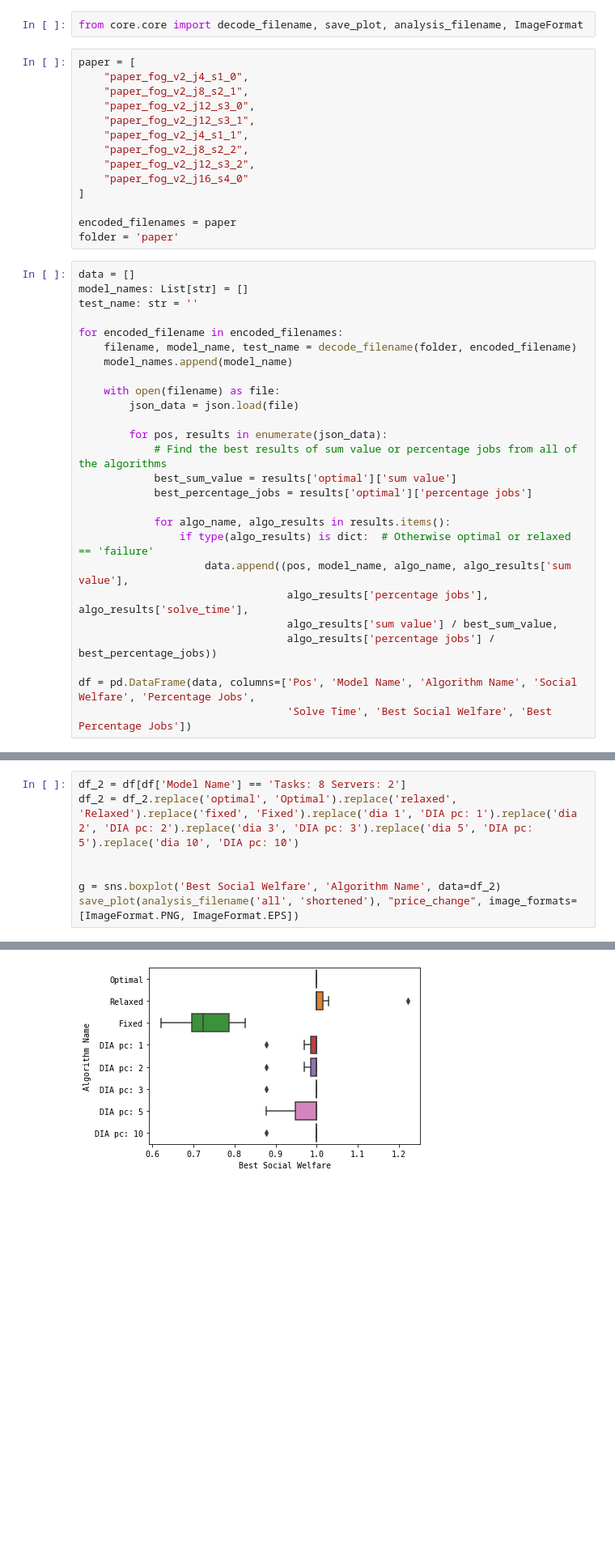
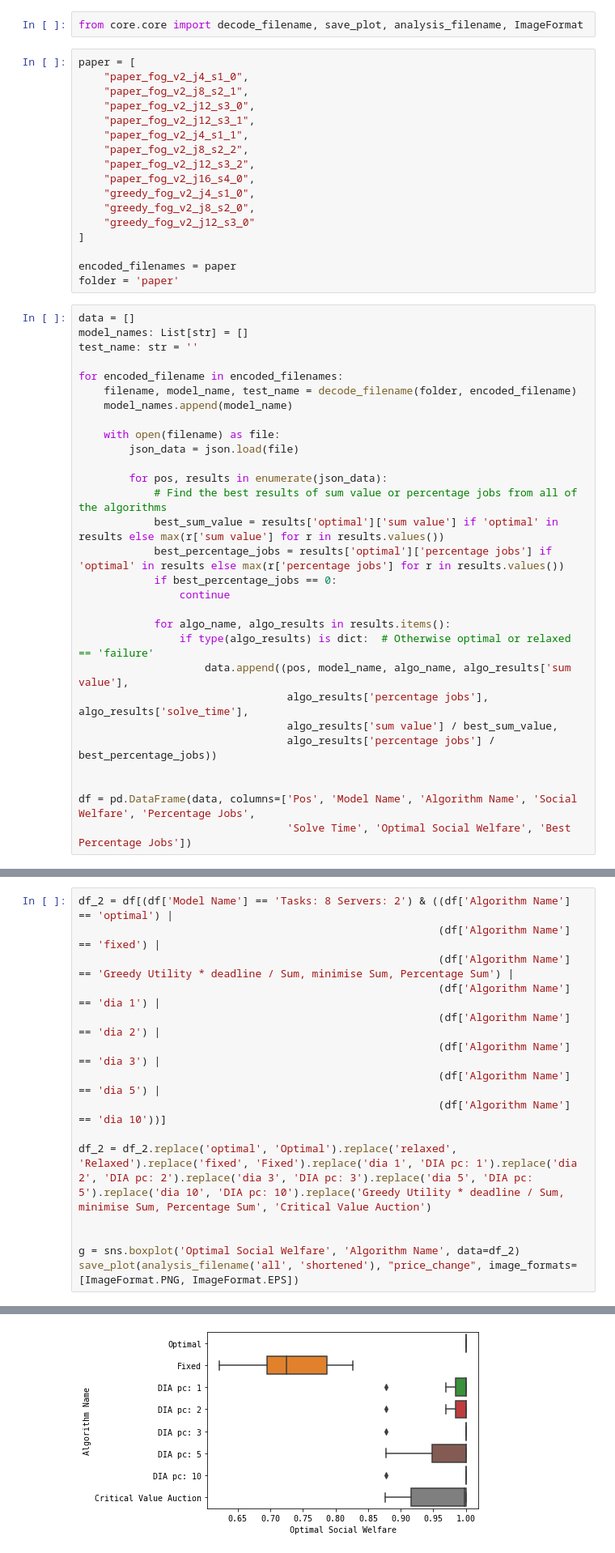
Before and after one commit to pseudo-rnd-thoughts/Elastic-Resource-Allocation, a Jupyter notebook: testing/analysis/auction_mechanism_analysis.ipynb, the cells around one changed output, grey strips where cells are left out. Shown at 81% size. Saved outputs shown, nothing was run; the diff lists cells and outputs as text; blank space fills up the shorter version.

Commit message:
Updated testing results

```diff
--- a/testing/analysis/auction_mechanism_analysis.ipynb
+++ b/testing/analysis/auction_mechanism_analysis.ipynb
@@ -31,7 +31,10 @@ paper = [
     "paper_fog_v2_j4_s1_1",
     "paper_fog_v2_j8_s2_2",
     "paper_fog_v2_j12_s3_2",
-    "paper_fog_v2_j16_s4_0"
+    "paper_fog_v2_j16_s4_0",
+    "greedy_fog_v2_j4_s1_0",
+    "greedy_fog_v2_j8_s2_0",
+    "greedy_fog_v2_j12_s3_0"
 ]
 
 encoded_filenames = paper
@@ -50,8 +53,10 @@ for encoded_filename in encoded_filenames:
 
         for pos, results in enumerate(json_data):
             # Find the best results of sum value or percentage jobs from all of the algorithms
-            best_sum_value = results['optimal']['sum value']
-            best_percentage_jobs = results['optimal']['percentage jobs']
+            best_sum_value = results['optimal']['sum value'] if 'optimal' in results else max(r['sum value'] for r in results.values())
+            best_percentage_jobs = results['optimal']['percentage jobs'] if 'optimal' in results else max(r['percentage jobs'] for r in results.values())
+            if best_percentage_jobs == 0:
+                continue
 
             for algo_name, algo_results in results.items():
                 if type(algo_results) is dict:  # Otherwise optimal or relaxed == 'failure'
@@ -60,5 +65,6 @@ for encoded_filename in encoded_filenames:
                                  algo_results['sum value'] / best_sum_value,
                                  algo_results['percentage jobs'] / best_percentage_jobs))
 
+
 df = pd.DataFrame(data, columns=['Pos', 'Model Name', 'Algorithm Name', 'Social Welfare', 'Percentage Jobs',
-                                 'Solve Time', 'Best Social Welfare', 'Best Percentage Jobs'])
+                                 'Solve Time', 'Optimal Social Welfare', 'Best Percentage Jobs'])
@@ -95,13 +101,21 @@ The PostScript backend does not support transparency; partially transparent arti
 The PostScript backend does not support transparency; partially transparent artists will be rendered opaque.
 [figure]
 # %%
-df_2 = df[df['Model Name'] == 'Tasks: 8 Servers: 2']
-df_2 = df_2.replace('optimal', 'Optimal').replace('relaxed', 'Relaxed').replace('fixed', 'Fixed').replace('dia 1', 'DIA pc: 1').replace('dia 2', 'DIA pc: 2').replace('dia 3', 'DIA pc: 3').replace('dia 5', 'DIA pc: 5').replace('dia 10', 'DIA pc: 10')
+df_2 = df[(df['Model Name'] == 'Tasks: 8 Servers: 2') & ((df['Algorithm Name'] == 'optimal') |
+                                                         (df['Algorithm Name'] == 'fixed') |
+                                                         (df['Algorithm Name'] == 'Greedy Utility * deadline / Sum, minimise Sum, Percentage Sum') |
+                                                         (df['Algorithm Name'] == 'dia 1') |
+                                                         (df['Algorithm Name'] == 'dia 2') |
+                                                         (df['Algorithm Name'] == 'dia 3') |
+                                                         (df['Algorithm Name'] == 'dia 5') |
+                                                         (df['Algorithm Name'] == 'dia 10'))]
+
+df_2 = df_2.replace('optimal', 'Optimal').replace('relaxed', 'Relaxed').replace('fixed', 'Fixed').replace('dia 1', 'DIA pc: 1').replace('dia 2', 'DIA pc: 2').replace('dia 3', 'DIA pc: 3').replace('dia 5', 'DIA pc: 5').replace('dia 10', 'DIA pc: 10').replace('Greedy Utility * deadline / Sum, minimise Sum, Percentage Sum', 'Critical Value Auction')
 
 
-g = sns.boxplot('Best Social Welfare', 'Algorithm Name', data=df_2)
+g = sns.boxplot('Optimal Social Welfare', 'Algorithm Name', data=df_2)
 save_plot(analysis_filename('all', 'shortened'), "price_change", image_formats=[ImageFormat.PNG, ImageFormat.EPS])
 # %% [output]
 Save file location: ../figures/price_change/png/all_shortened.png
 Save file location: ../figures/price_change/eps/all_shortened.eps
-[figure, old version]
+[figure, new version]
```
Also changed, not shown: parts of 3 cells of this notebook, 10 other files.
